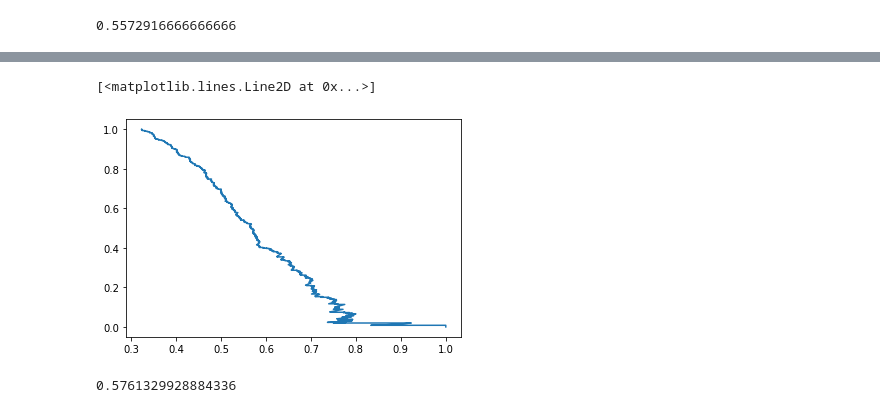
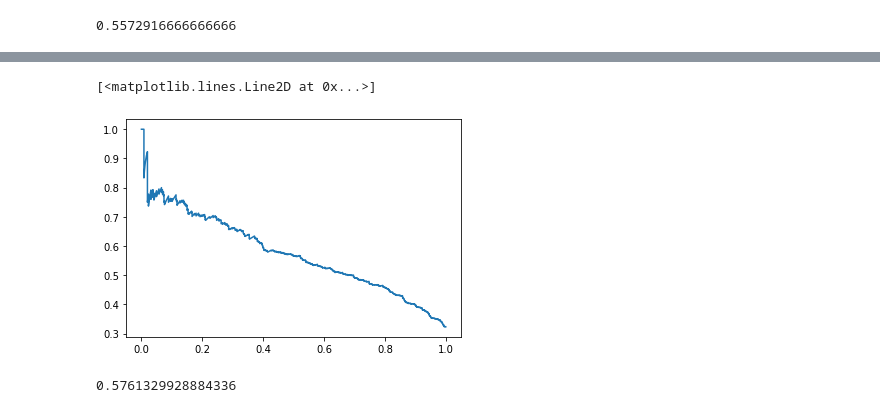
Before and after one commit to aluadev/netology, a Jupyter notebook: 4_Logres_affair_TprFprRecall.ipynb, the cells around one changed output, grey strips where cells are left out. Saved outputs shown, nothing was run; the diff lists cells and outputs as text; code cells hidden in the pictures.

Commit message:
change the plot

```diff
--- a/4_Logres_affair_TprFprRecall.ipynb
+++ b/4_Logres_affair_TprFprRecall.ipynb
@@ -136,10 +136,10 @@ for line in zip( pr, re, thres ):
 # %%
 import matplotlib.pyplot as plt
 #график Precision - Recall
-plt.plot( pr, re )
+plt.plot( re,pr )
 # %% [output]
 [<matplotlib.lines.Line2D at 0x...>]
-[figure, old version]
+[figure, new version]
 # %%
 from sklearn.metrics import average_precision_score
 # %%
```
Also changed, not shown: parts of 1 cell of this notebook.
